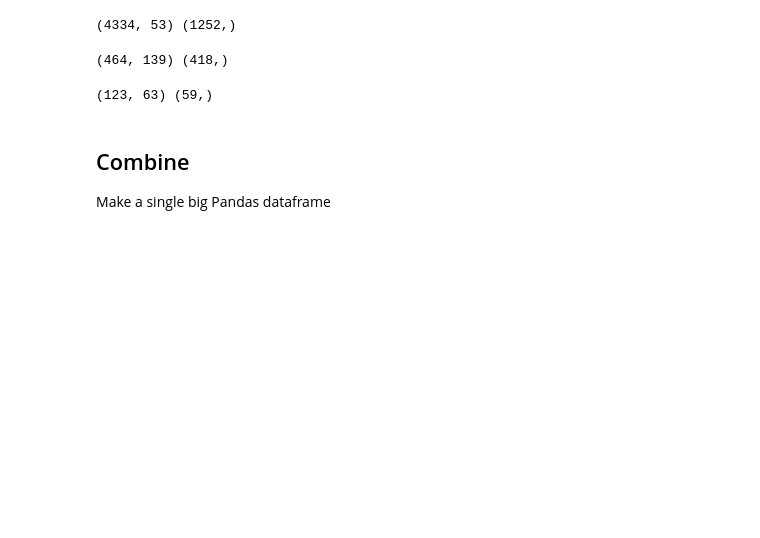
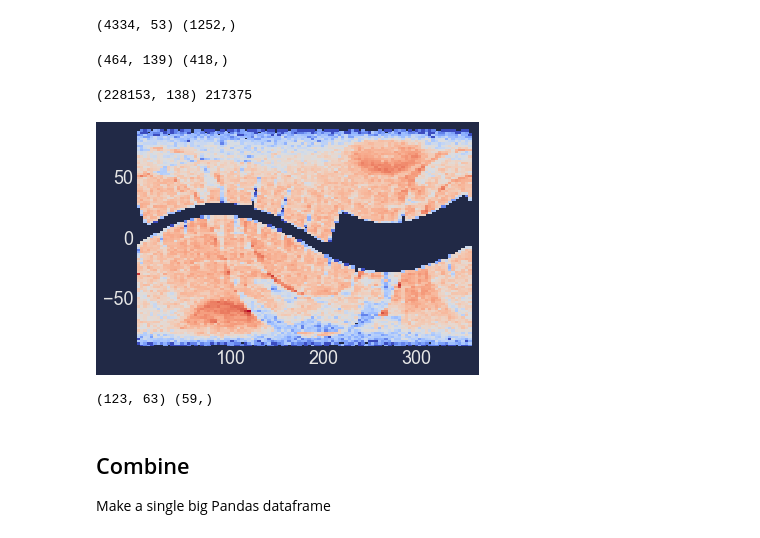
Before and after one commit to jradavenport/EBHRD, a Jupyter notebook: notebooks/combine_catalogs.ipynb, the cells around one changed output. Saved outputs shown, nothing was run; the diff lists cells and outputs as text; code cells hidden in the pictures; blank space fills up the shorter version.

```diff
--- a/notebooks/combine_catalogs.ipynb
+++ b/notebooks/combine_catalogs.ipynb
@@ -159,9 +165,9 @@ KICTIC = pd.read_csv('/Users/james/Dropbox/research_projects/kic2tic/KIC2TIC.csv
 # the TESS-Gaia xmatch from Trevor
 gdir = '/Users/james/Dropbox/research_projects/TESS-Gaia/'
 gfiles = glob(gdir+'*1arsec-result.csv')
-gaia = pd.concat((pd.read_csv(f) for f in gfiles), ignore_index=True, sort=False)
+gaia0 = pd.concat((pd.read_csv(f) for f in gfiles), ignore_index=True, sort=False)
 
-EHow = pd.merge(elh, gaia, left_on='TIC', right_on='ticid', how='inner').drop_duplicates(subset=['TIC'])
+EHow = pd.merge(elh, gaia0, left_on='TIC', right_on='ticid', how='inner').drop_duplicates(subset=['TIC'])
 
 Eok = np.where(np.isfinite(EHow['parallax']) &
                (EHow['parallax_error']/EHow['parallax'] < 0.1) &
@@ -174,6 +180,23 @@ Eok = np.where(np.isfinite(EHow['parallax']) &
 print(EHow.shape, Eok.shape)
 # %% [output]
 (464, 139) (418,)
+# %%
+gaia = gaia0.drop_duplicates(subset=['source_id'])
+
+gok = np.where(np.isfinite(gaia['parallax']) &
+               (gaia['parallax_error']/gaia['parallax'] < 0.1) &
+               np.isfinite(gaia['bp_rp']) &
+               (gaia['phot_bp_mean_flux_error']/gaia['phot_bp_mean_flux'] < 0.02) &
+               (gaia['phot_rp_mean_flux_error']/gaia['phot_rp_mean_flux'] < 0.02) &
+               (gaia['phot_g_mean_flux_error']/gaia['phot_g_mean_flux'] < 0.02)
+              )[0]
+print(gaia.shape, gok.size)
+# %% [output]
+(228153, 138) 217375
+# %%
+_ = plt.hist2d(gaia['ra'].values[gok], gaia['dec'].values[gok], bins=100, cmap=plt.cm.coolwarm, norm=LogNorm())
+# %% [output]
+[figure, added]
 # %%
 #  Malkov 2020, http://vizier.u-strasbg.fr/viz-bin/VizieR?-source=J%2FMNRAS%2F491%2F5489%2Ftablea1
 m20 = pd.read_csv('../data/1599574064401A.csv')
```
Also changed, not shown: parts of 17 cells of this notebook, 7 other files.
